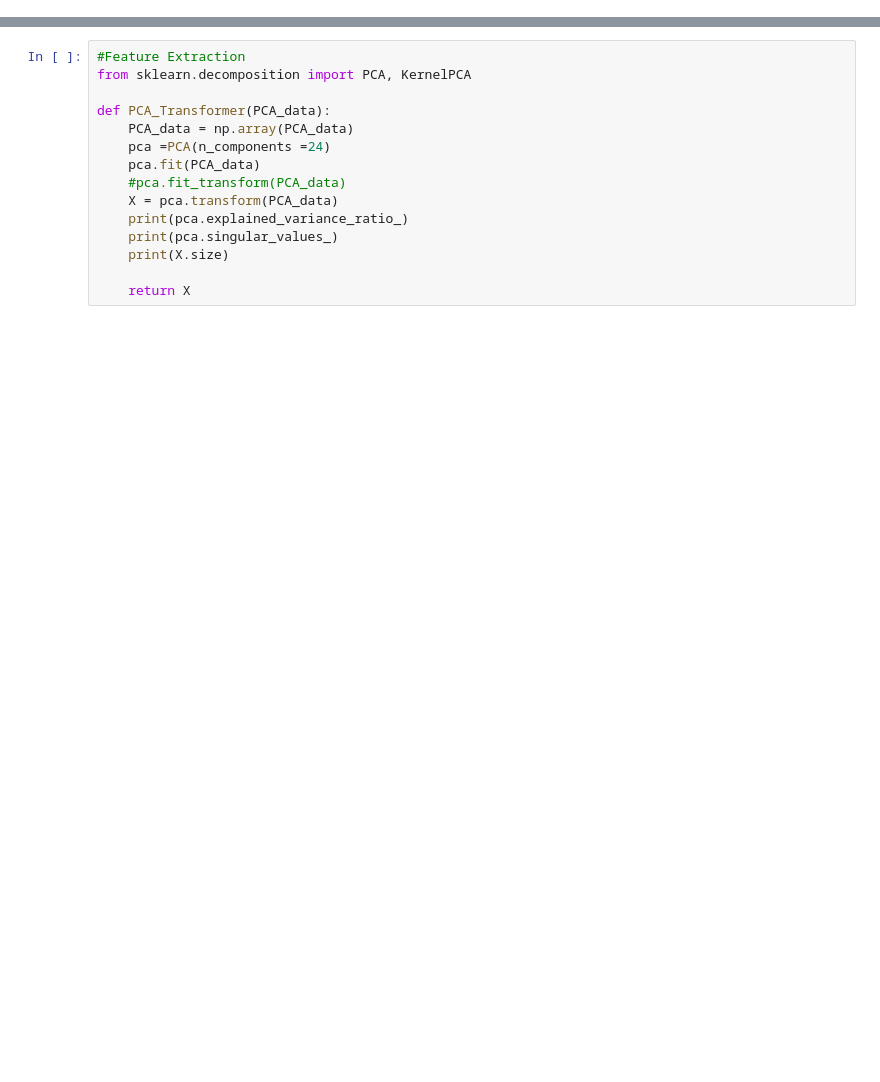
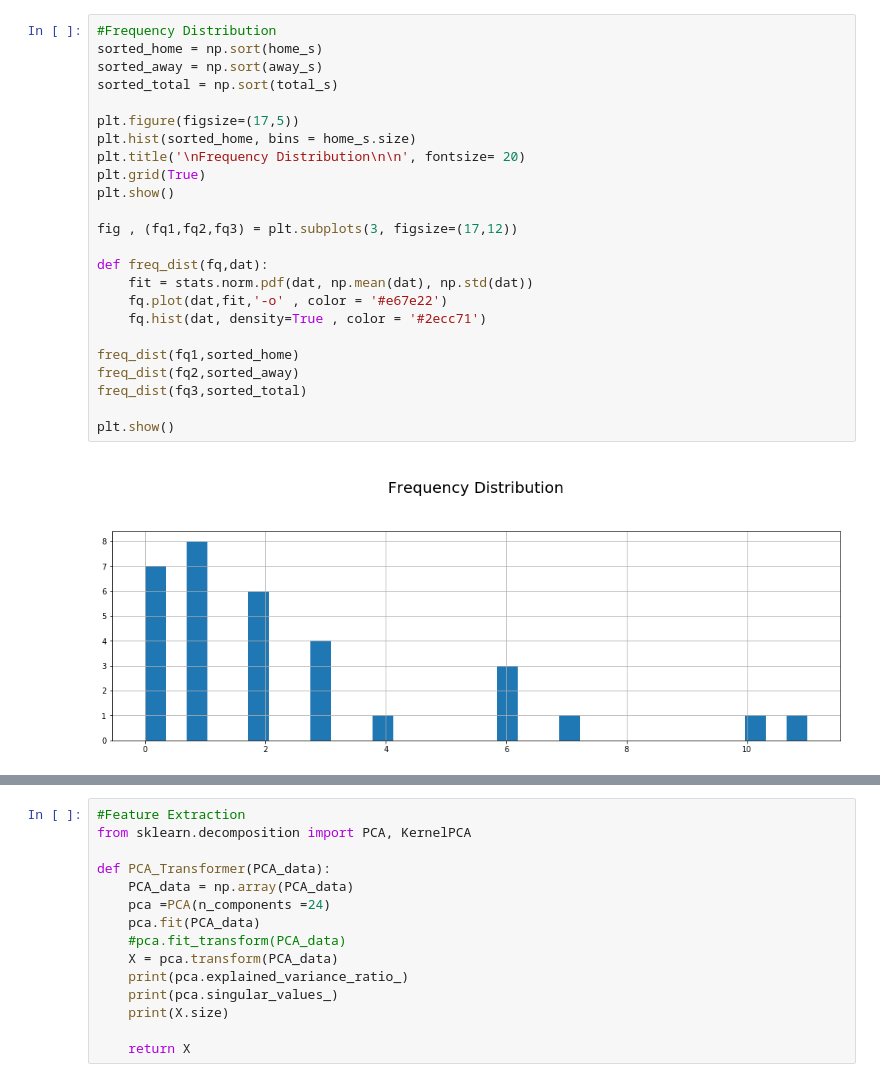
Before and after one commit to ammarsyatbi/Fifa-World-Cup-2018-Prediction, a Jupyter notebook: World Cup Analysis.ipynb, the cells around one changed output, grey strips where cells are left out. Drawn from its saved outputs; the diff is of its cells as text; blank space fills up the shorter version.

Commit message:
parameter tune, +confusion matrix, +frequency dist

```diff
--- a/World Cup Analysis.ipynb
+++ b/World Cup Analysis.ipynb
@@ -122,0 +131,26 @@ plt.show()
+# %%
+#Frequency Distribution
+sorted_home = np.sort(home_s)
+sorted_away = np.sort(away_s)
+sorted_total = np.sort(total_s)
+
+plt.figure(figsize=(17,5))
+plt.hist(sorted_home, bins = home_s.size)
+plt.title('\nFrequency Distribution\n\n', fontsize= 20)
+plt.grid(True)
+plt.show()
+
+fig , (fq1,fq2,fq3) = plt.subplots(3, figsize=(17,12))
+
+def freq_dist(fq,dat):
+    fit = stats.norm.pdf(dat, np.mean(dat), np.std(dat))
+    fq.plot(dat,fit,'-o' , color = '#e67e22')
+    fq.hist(dat, density=True , color = '#2ecc71')
+
+freq_dist(fq1,sorted_home)
+freq_dist(fq2,sorted_away)
+freq_dist(fq3,sorted_total)
+
+plt.show()
+# %% [output]
+[figure, added]
```
Also changed, not shown: parts of 18 cells of this notebook.
